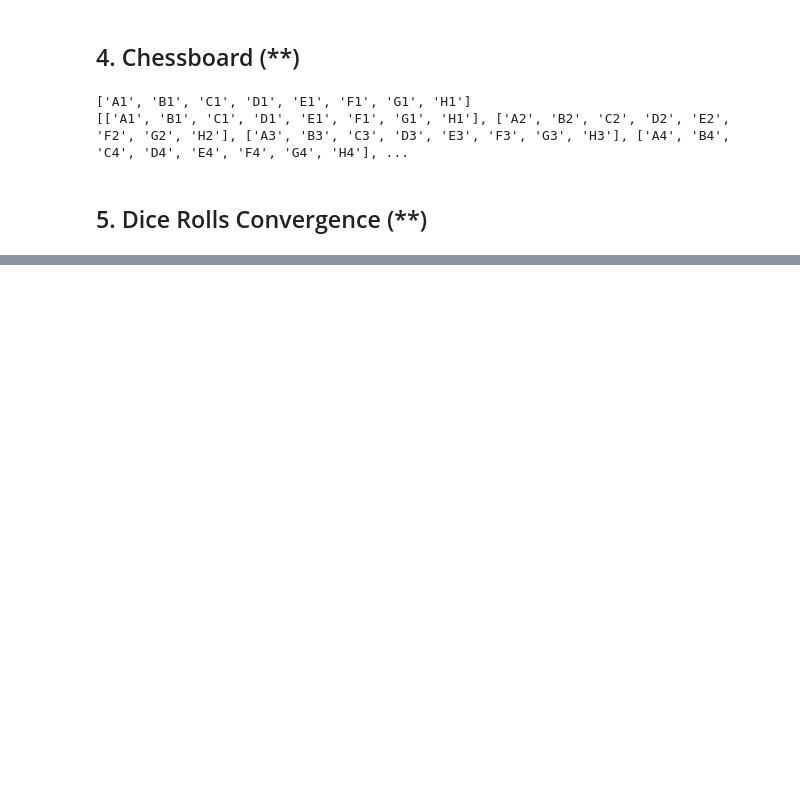
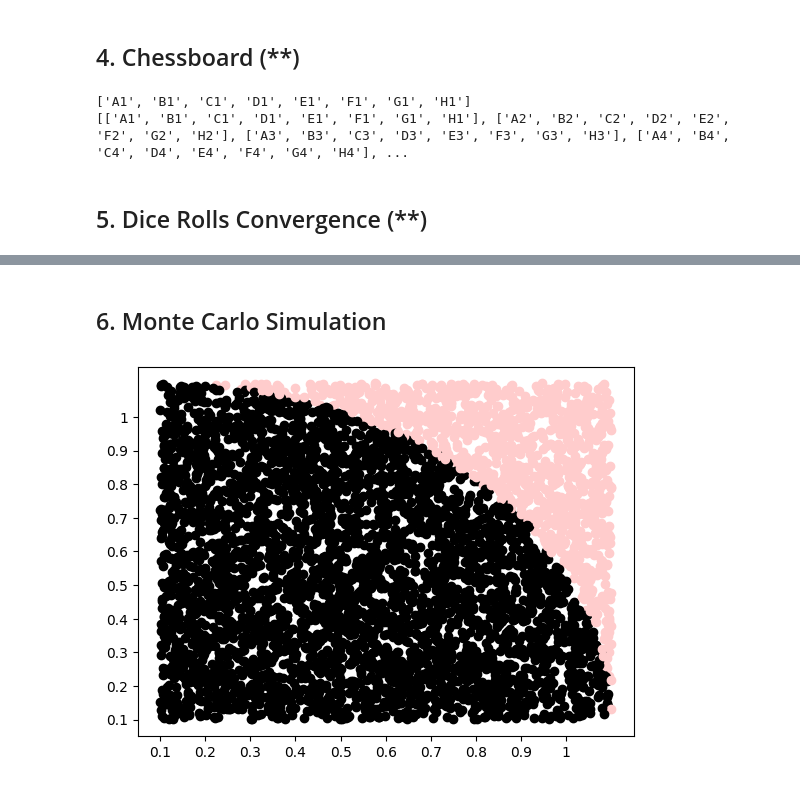
Before and after one commit to GuillermoTuesta/Python-GuillermoTuesta, a Jupyter notebook: IT-Högskolan/Exercises/Exercise 04 - List exercises.ipynb, the cells around one changed output, grey strips where cells are left out. Drawn from its saved outputs; the diff is of its cells as text; code cells hidden in the pictures; blank space fills up the shorter version.

```diff
--- a/IT-Högskolan/Exercises/Exercise 04 - List exercises.ipynb
+++ b/IT-Högskolan/Exercises/Exercise 04 - List exercises.ipynb
@@ -65,12 +62,11 @@ def ListSegmenter(GivenList, GivenRange): # Turns an array into a 2D array. Does
     return NewList
 
 BoardCoordinates = []
-for y in range(1,9):
-    for x in "ABCDEFGH":
-        BoardCoordinates.append(f"{x}{y}")
+for num in range(1,9):
+    for letter in "ABCDEFGH":
+        BoardCoordinates.append(f"{letter}{num}")
 
 BoardCoordinates = ListSegmenter(BoardCoordinates, 8)
-
 print(BoardCoordinates)
 # %% [output]
 ['A1', 'B1', 'C1', 'D1', 'E1', 'F1', 'G1', 'H1']
@@ -89,0 +129,29 @@ def DiceRollerSixCatcher(Throws):
+# %% [markdown]
+## 6. Monte Carlo Simulation
+# %%
+import matplotlib.pyplot as plt
+import random as rand
+import numpy as np
+
+fig = plt.subplot()
+fig.set_xticks(np.arange(-1, 1, 0.1), ['-1', '-0.9', '-0.8', '-0.7', '-0.6', '-0.5', '-0.4', '-0.3', '-0.2', '-0.1', '0.1', '0.2', '0.3', '0.4', '0.5', '0.6', '0.7', '0.8', '0.9', '1']) # np.arange() doesn't give '0' for some reason.
+fig.set_yticks(np.arange(-1, 1, 0.1), ['-1', '-0.9', '-0.8', '-0.7', '-0.6', '-0.5', '-0.4', '-0.3', '-0.2', '-0.1', '0.1', '0.2', '0.3', '0.4', '0.5', '0.6', '0.7', '0.8', '0.9', '1'])
+# Also don't know how to actually do this, lmao.
+
+def MonteCarloPlotter():
+    '''GENERATES MONTECARLO PLOT.'''
+
+    Wardrobe = [[rand.uniform(0, 1), rand.uniform(0, 1)] for x in range(5000)] #rand.uniform : uniform distribution. includes both 0 and 1
+
+    for Uniform in Wardrobe:
+        if (Uniform[0]**2 + Uniform[1]**2)**(1/2) > 1: # (x**2 + y**2)**(1/2) > 1
+            fig.scatter(Uniform[0], Uniform[1], c = [[1 , 0.8 , 0.8]])
+            continue
+        fig.scatter(Uniform[0], Uniform[1],c = [[0 , 0 , 0]])
+
+
+
+
+MonteCarloPlotter()
+# %% [output]
+[figure, added]
```
Also changed, not shown: parts of 6 cells of this notebook.
